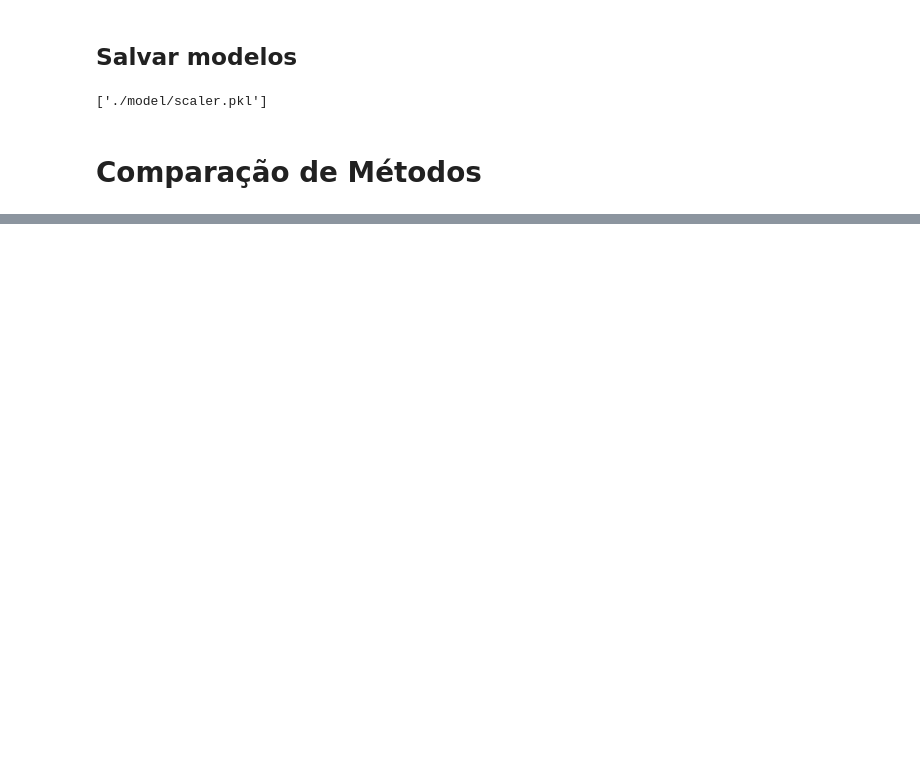
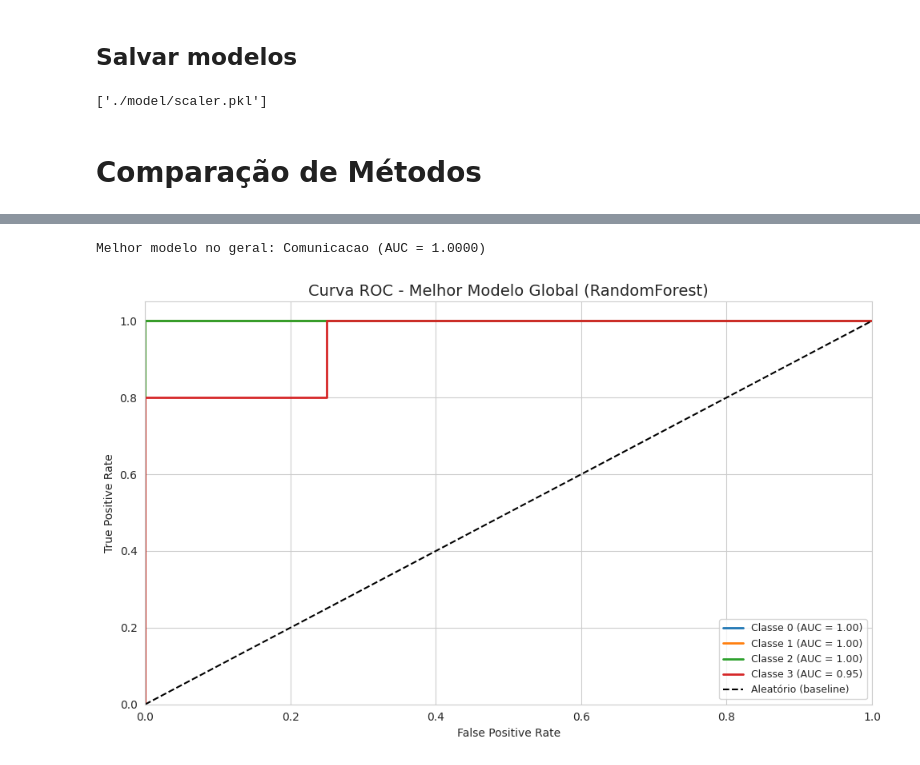
Before and after one commit to nicolasreisdev/NCJNet, a Jupyter notebook: NCJNet.ipynb, the cells around one changed output, grey strips where cells are left out. Cells and saved outputs as stored; diff of their text form; code cells hidden in the pictures; blank space fills up the shorter version.

Commit message:
Finalizando gráficos.

```diff
--- a/NCJNet.ipynb
+++ b/NCJNet.ipynb
@@ -831,3 +1044,69 @@ NameError: name 'sns' is not defined
+# %%
+import numpy as np
+import matplotlib.pyplot as plt
+from sklearn.preprocessing import label_binarize
+from sklearn.metrics import roc_curve, auc
+from matplotlib.cm import get_cmap
+
+# Encontrar a área com maior AUC
+melhor_area = max(results, key=lambda k: results[k]['AUC'] if results[k]['AUC'] is not None else 0)
+print(f"Melhor modelo no geral: {melhor_area} (AUC = {results[melhor_area]['AUC']:.4f})")
+
+
+# Dados do melhor modelo (ajuste para o seu caso se necessário)
+best_rf_model = modelos_por_area[melhor_area]['model']
+X = utils[melhor_area]['X']
+y = utils[melhor_area]['y']
+
+# Pré-processamento
+X_norm = scaler.fit_transform(X)
+
+# Predição
+y_proba = best_rf_model.predict_proba(X_norm)
+
+# Binarização dos rótulos para cálculo da curva ROC multiclasse
+classes = np.unique(y)
+n_classes = len(classes)
+y_bin = label_binarize(y, classes=classes)
+
+# Cálculo de FPR, TPR e AUC para cada classe
+fpr = {}
+tpr = {}
+roc_auc = {}
+
+for i in range(n_classes):
+    fpr[i], tpr[i], _ = roc_curve(y_bin[:, i], y_proba[:, i])
+    roc_auc[i] = auc(fpr[i], tpr[i])
+
+# --- Plotagem do gráfico ROC ---
+plt.figure(figsize=(10, 6))
+colors = get_cmap('tab10')
+
+for i in range(n_classes):
+    plt.plot(fpr[i], tpr[i],
+             color=colors(i),
+             lw=2,
+             label=f'Classe {i} (AUC = {roc_auc[i]:.2f})')
+
+# Linha base aleatória
+plt.plot([0, 1], [0, 1], 'k--', lw=1.5, label='Aleatório (baseline)')
+
+# Estética
+plt.title('Curva ROC - Melhor Modelo Global (RandomForest)', fontsize=14)
+plt.xlabel('False Positive Rate')
+plt.ylabel('True Positive Rate')
+plt.xlim([0.0, 1.0])
+plt.ylim([0.0, 1.05])
+plt.grid(True)
+plt.legend(loc='lower right', fontsize=9, frameon=True)
+plt.tight_layout()
+
+# Salvar e exibir
+plt.savefig('./imagens/roc_randomforest_global.png', dpi=300, bbox_inches='tight')
+plt.show()
+# %% [output]
+Melhor modelo no geral: Comunicacao (AUC = 1.0000)
+[figure, added]
 # %%
 # Encontrar a área com maior AUC
 melhor_area = max(results, key=lambda k: results[k]['AUC'] if results[k]['AUC'] is not None else 0)
```
Also changed, not shown: parts of 9 cells of this notebook, 22 other files.
